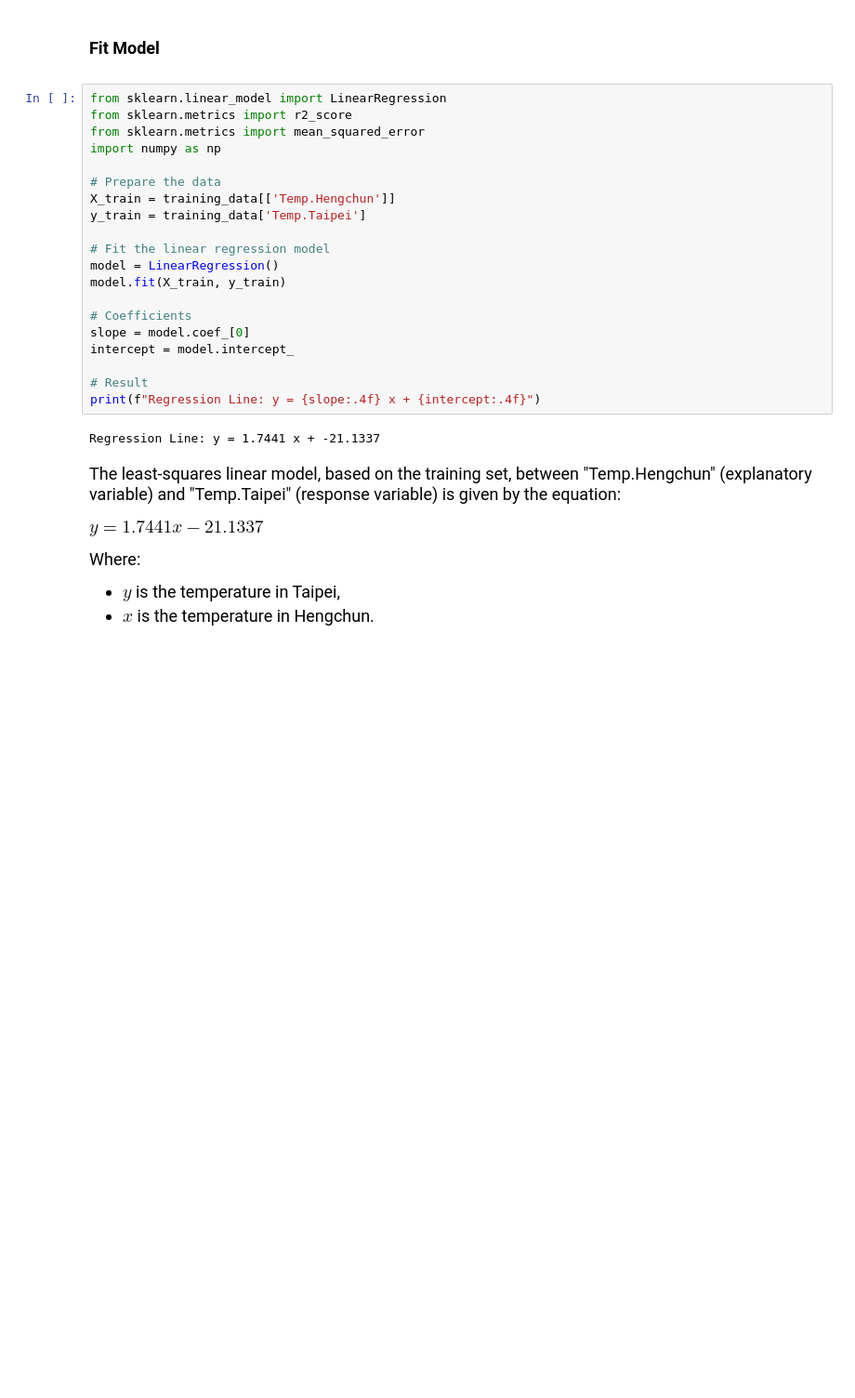
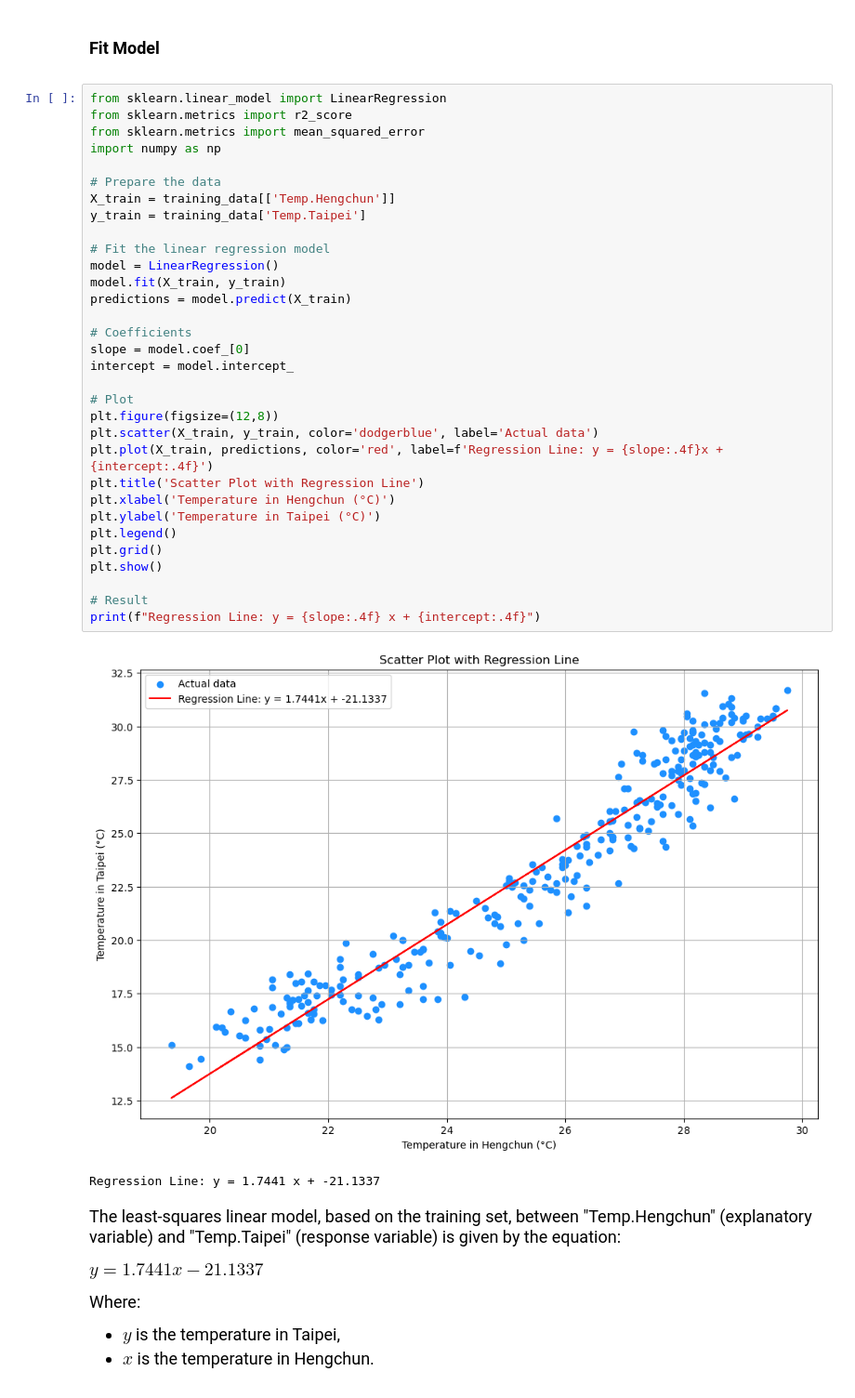
Before and after one commit to Ludong0909/Statistics, a Jupyter notebook: hw7/hw7.ipynb, the cells around one changed output. Shown at 93% size. Cells and saved outputs as stored; diff of their text form; blank space fills up the shorter version.

Commit message:
Add regression Lines

```diff
--- a/hw7/hw7.ipynb
+++ b/hw7/hw7.ipynb
@@ -71,24 +71,37 @@ The box plots reveal the distribution of temperatures at both stations. It appea
 # %%
 from sklearn.linear_model import LinearRegression
 from sklearn.metrics import r2_score
 from sklearn.metrics import mean_squared_error
 import numpy as np
 
 # Prepare the data
 X_train = training_data[['Temp.Hengchun']]
 y_train = training_data['Temp.Taipei']
 
 # Fit the linear regression model
 model = LinearRegression()
 model.fit(X_train, y_train)
+predictions = model.predict(X_train)
 
 # Coefficients
 slope = model.coef_[0]
 intercept = model.intercept_
 
+# Plot
+plt.figure(figsize=(12,8))
+plt.scatter(X_train, y_train, color='dodgerblue', label='Actual data')
+plt.plot(X_train, predictions, color='red', label=f'Regression Line: y = {slope:.4f}x + {intercept:.4f}')
+plt.title('Scatter Plot with Regression Line')
+plt.xlabel('Temperature in Hengchun (°C)')
+plt.ylabel('Temperature in Taipei (°C)')
+plt.legend()
+plt.grid()
+plt.show()
+
 # Result
 print(f"Regression Line: y = {slope:.4f} x + {intercept:.4f}")
 # %% [output]
+[figure, added]
 Regression Line: y = 1.7441 x + -21.1337
 # %% [markdown]
 <font face='serif' size=4>
```
Also changed, not shown: parts of 1 cell of this notebook.
